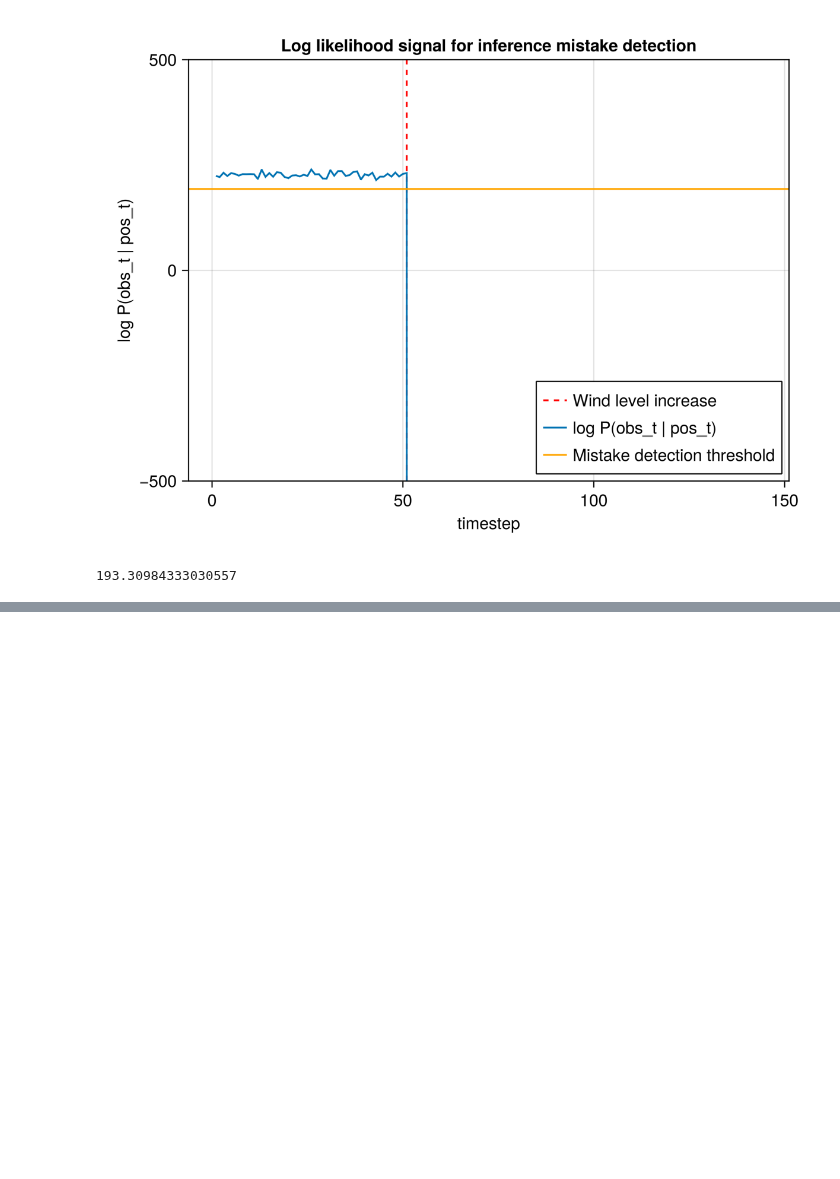
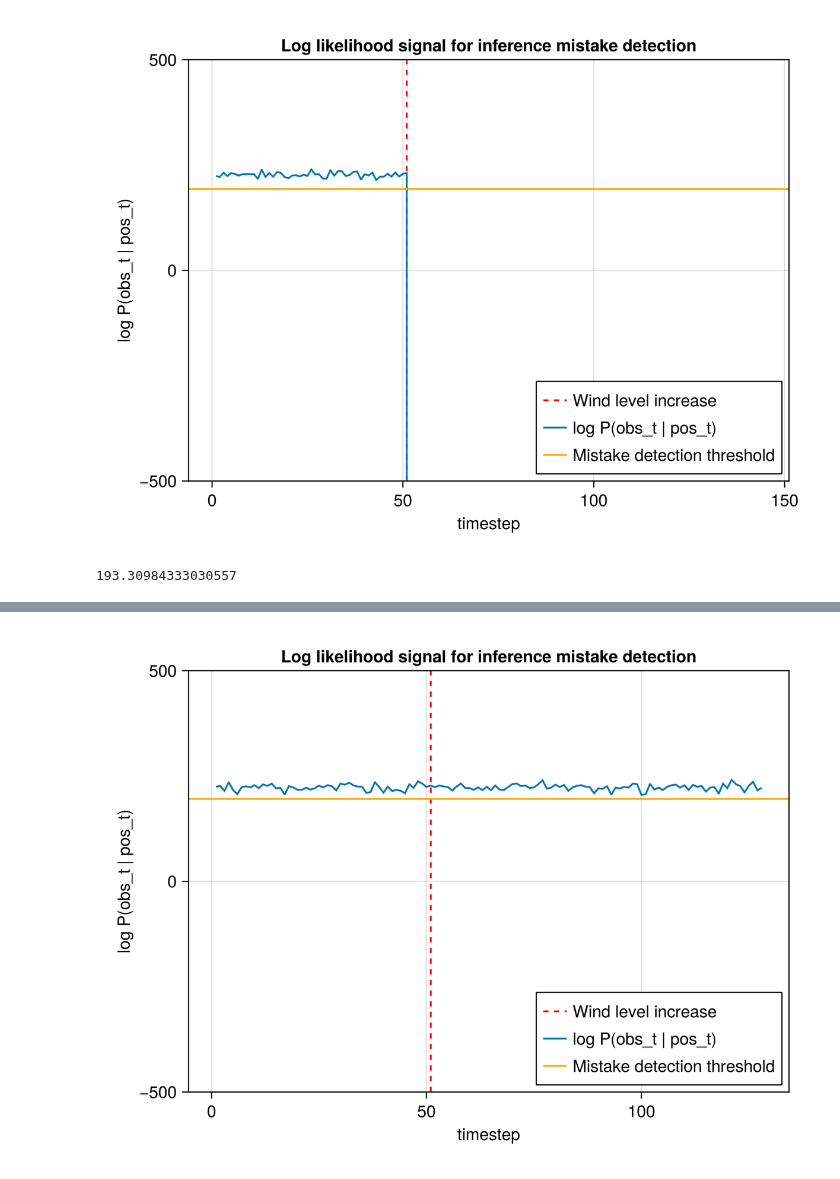
Before and after one commit to probcomp/tasks2D, a Jupyter notebook: notebooks_messy/inference_controllers/inference_results_interactive.ipynb, the cells around one changed output, grey strips where cells are left out. Saved outputs shown, nothing was run; the diff lists cells and outputs as text; code cells hidden in the pictures; blank space fills up the shorter version.

```diff
--- a/notebooks_messy/inference_controllers/inference_results_interactive.ipynb
+++ b/notebooks_messy/inference_controllers/inference_results_interactive.ipynb
@@ -262,0 +307,10 @@ threshold_1_in_10000
+# %%
+f = Makie.Figure(); ax = Makie.Axis(f[1, 1], xlabel="timestep", ylabel="log P(obs_t | pos_t)", title="Log likelihood signal for inference mistake detection")
+Makie.vlines!(ax, [51], label="Wind level increase", color=:red, linestyle=:dash)
+Makie.lines!(ax, vals, label="log P(obs_t | pos_t)")
+Makie.hlines!(ax, [threshold_1_in_10000], label="Mistake detection threshold", color=:orange)
+Makie.axislegend(position=:rb)
+Makie.ylims!(ax, (-500, 500))
+f
+# %% [output]
+[figure, added]
```
Also changed, not shown: parts of 13 cells of this notebook, 1 other file.
